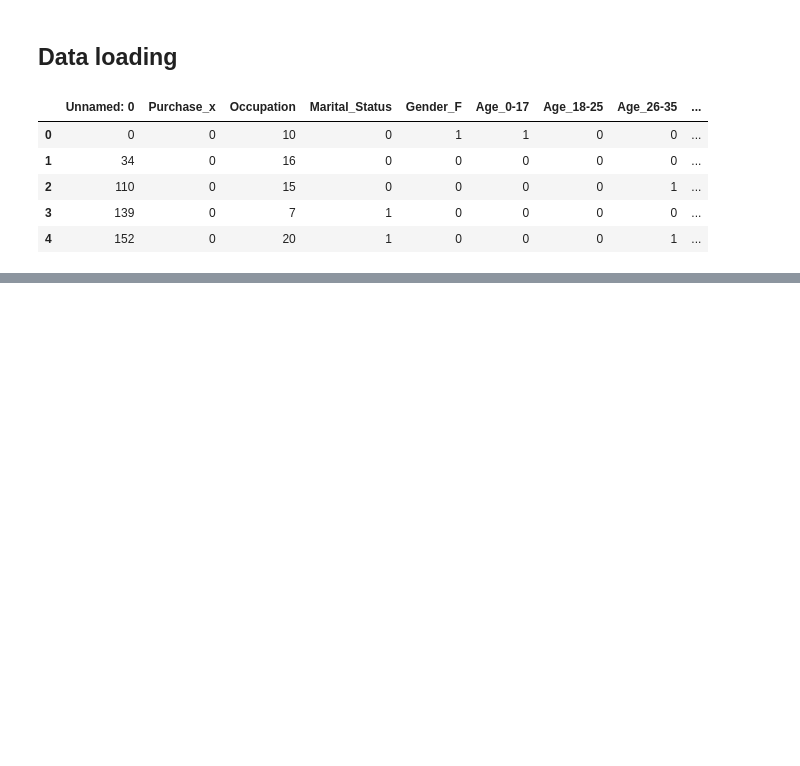
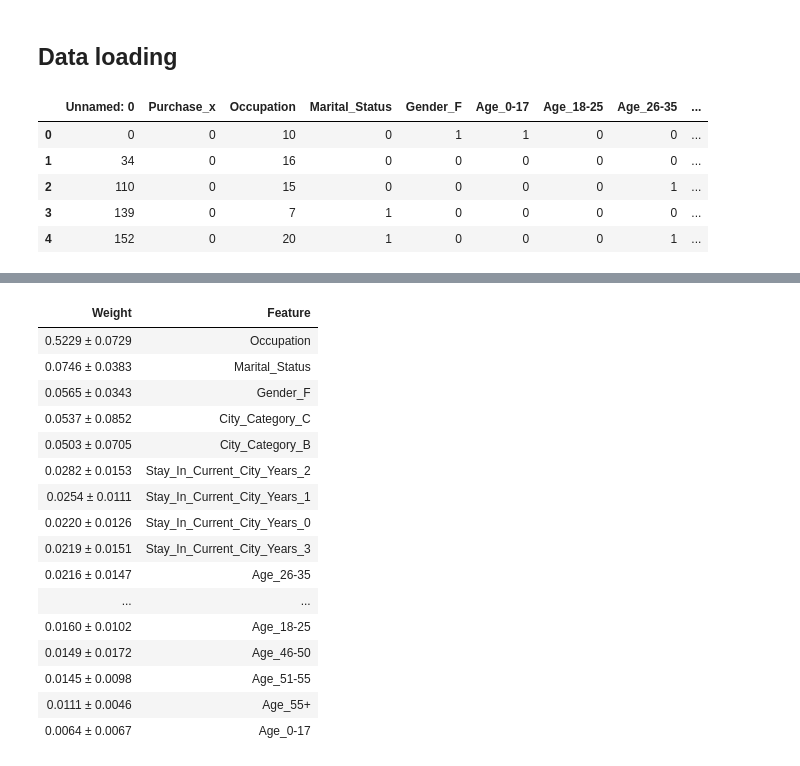
Before and after one commit to baaraban/responsible_DS_project, a Jupyter notebook: modelling/explained_fitted_models/multinomial_eli5.ipynb, the cells around one changed output, grey strips where cells are left out. Saved outputs shown, nothing was run; the diff lists cells and outputs as text; code cells hidden in the pictures; blank space fills up the shorter version.

```diff
--- a/modelling/explained_fitted_models/multinomial_eli5.ipynb
+++ b/modelling/explained_fitted_models/multinomial_eli5.ipynb
@@ -117,0 +98,3 @@ def explain_with_
+# %%
+rfc = RandomForestClassifier(n_estimators=10)
+rfc.fit(X_train, y_train)
@@ -117,0 +109,20 @@ def explain_with_
+# %%
+eli5.show_weights(rfc, feature_names=feature_names, show=['feature_importances'])
+# %% [output]
+| Weight | Feature |
+| 0.5229 ± 0.0729 | Occupation |
+| 0.0746 ± 0.0383 | Marital_Status |
+| 0.0565 ± 0.0343 | Gender_F |
+| 0.0537 ± 0.0852 | City_Category_C |
+| 0.0503 ± 0.0705 | City_Category_B |
+| 0.0282 ± 0.0153 | Stay_In_Current_City_Years_2 |
+| 0.0254 ± 0.0111 | Stay_In_Current_City_Years_1 |
+| 0.0220 ± 0.0126 | Stay_In_Current_City_Years_0 |
+| 0.0219 ± 0.0151 | Stay_In_Current_City_Years_3 |
+| 0.0216 ± 0.0147 | Age_26-35 |
+| ... | ... |
+| 0.0160 ± 0.0102 | Age_18-25 |
+| 0.0149 ± 0.0172 | Age_46-50 |
+| 0.0145 ± 0.0098 | Age_51-55 |
+| 0.0111 ± 0.0046 | Age_55+ |
+| 0.0064 ± 0.0067 | Age_0-17 |
```
Also changed, not shown: parts of 22 cells of this notebook, 2 other files.
